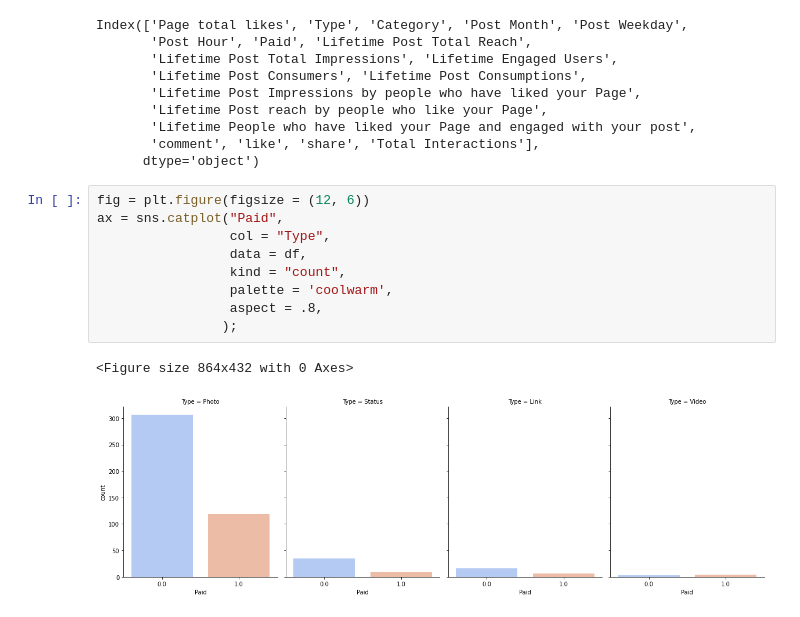
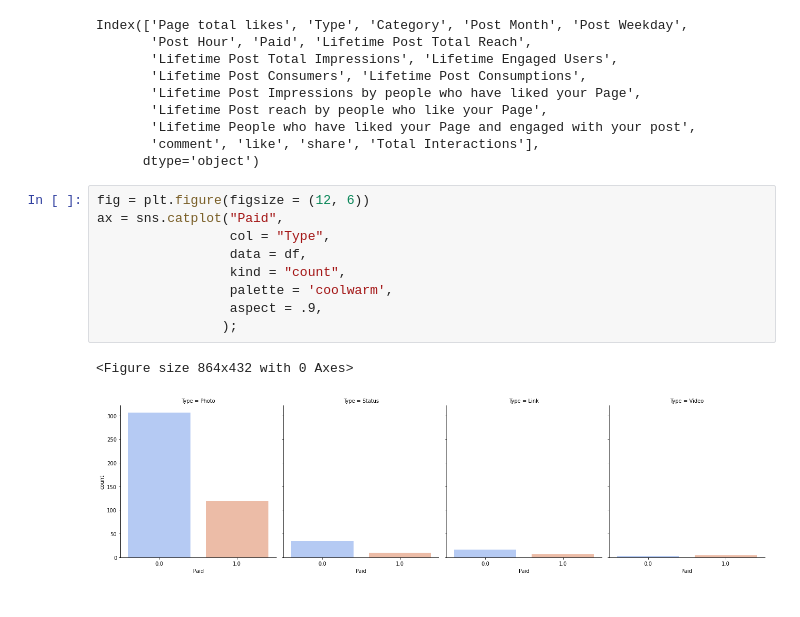
Before and after one commit to Sricha02/INTRO-TO-DATA-ANALYSIS, a Jupyter notebook: facebook.ipynb, the cells around one changed output. Saved outputs shown, nothing was run; the diff lists cells and outputs as text.

```diff
--- a/facebook.ipynb
+++ b/facebook.ipynb
@@ -107,12 +107,12 @@ Index(['Page total likes', 'Type', 'Category', 'Post Month', 'Post Weekday',
 # %%
 fig = plt.figure(figsize = (12, 6))
 ax = sns.catplot("Paid",
                  col = "Type",
                  data = df,
                  kind = "count",
                  palette = 'coolwarm',
-                 aspect = .8,
+                 aspect = .9,
                 );
 # %% [output]
 <Figure size 864x432 with 0 Axes>
-[figure, old version]
+[figure, new version]
```
Also changed, not shown: parts of 5 cells of this notebook.
